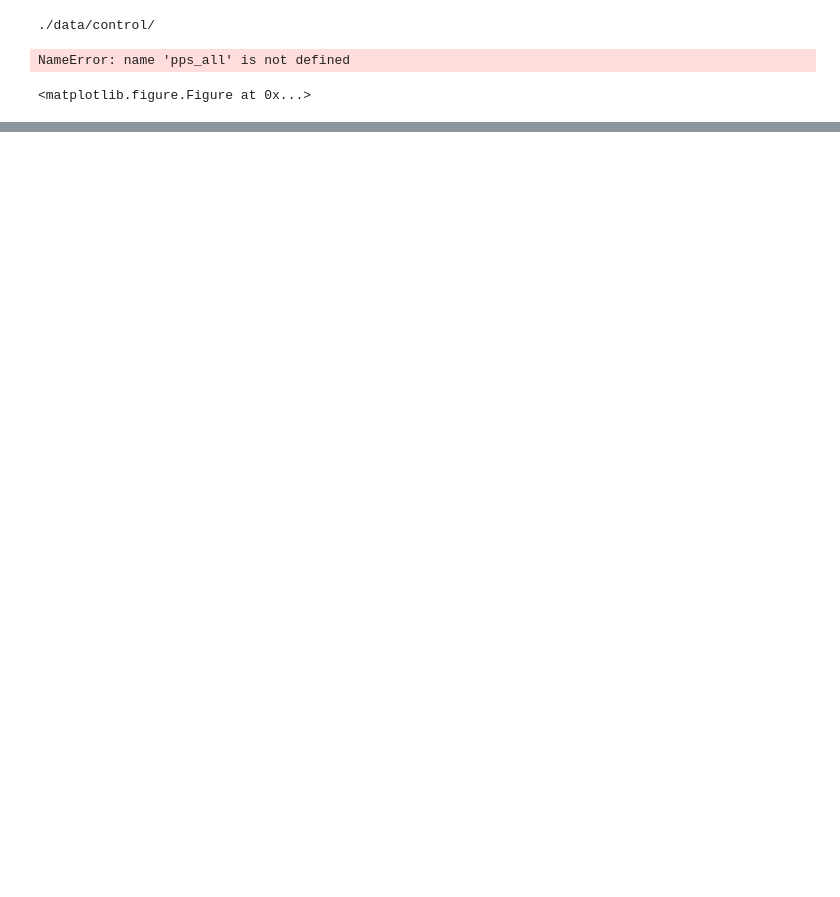
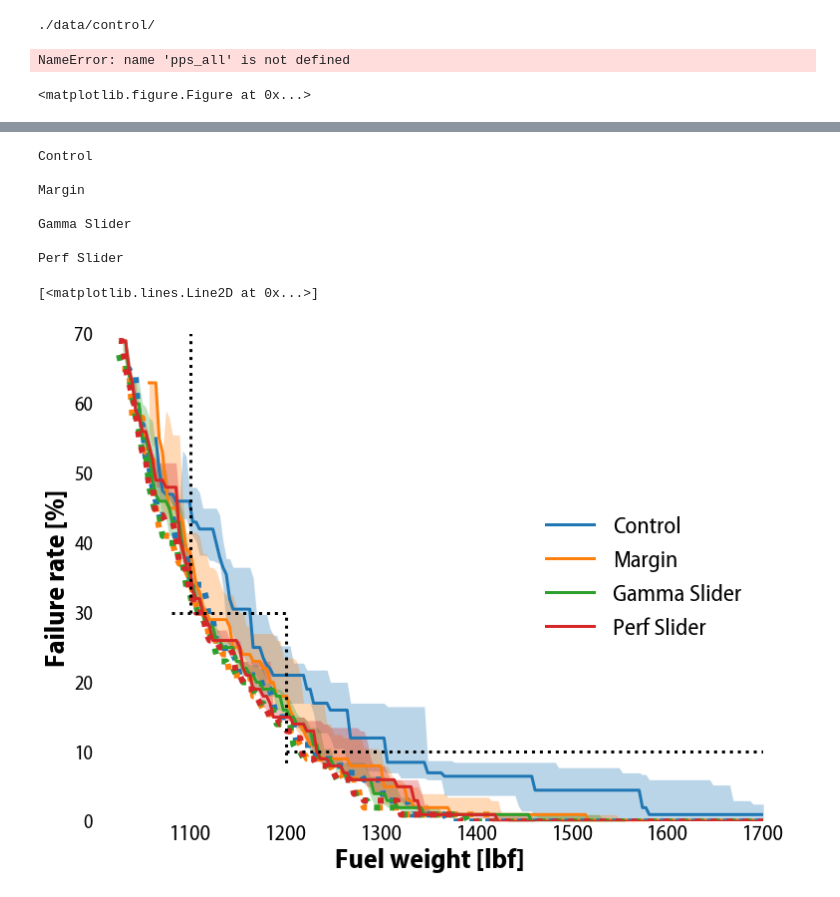
Before and after one commit to convexengineering/exprobust, a Jupyter notebook: performance comparison.ipynb, the cells around one changed output, grey strips where cells are left out. Cells and saved outputs as stored; diff of their text form; code cells hidden in the pictures; blank space fills up the shorter version.

```diff
--- a/performance comparison.ipynb
+++ b/performance comparison.ipynb
@@ -114,0 +185,60 @@ NameError: name 'pps_all' is not defined
+# %%
+from scipy.interpolate import interp1d
+from collections import defaultdict
+percents = defaultdict(list)
+
+prop_cycle = plt.rcParams['axes.prop_cycle']
+colors = prop_cycle.by_key()['color']
+k = 1
+fig, ax = subplots(figsize=(12,9), facecolor="white")
+lines = []
+xmin, xmax = 1000, 1700
+x = linspace(xmin, xmax, 200)
+interped = defaultdict(lambda: defaultdict(list))
+for k, (condition, folder) in enumerate(zip(conditions, folder_names)):
+    print condition
+    pointids, idpoints, pointnum, skipped = corrected_points(folder)
+    bestsbyfail = zeros((len(idpoints), len(x)))
+    bestsbyfail.fill(inf)
+    for j, (idn, points) in enumerate(idpoints.items()):
+        pps = sorted(pareto({point: idn for point in points}).keys(), reverse=True)
+        perfs, fails = zip(*pps)
+        perf_fails = interp1d(perfs, fails, kind="zero", bounds_error=False, fill_value=(inf, min(fails)))
+        bestsbyfail[j] = perf_fails(x)
+#         print perf_fails(to)
+#     print bestsbyfail
+    y = nanmedian(bestsbyfail, axis=0)
+    top = nanpercentile(bestsbyfail, 75, axis=0, interpolation="linear")
+    top[top == inf] = y[top == inf]
+    bot = nanpercentile(bestsbyfail, 25, axis=0, interpolation="linear")
+    ax.fill_between(x, bot, top, lw=0, color=colors[k], alpha=0.3)#, label=condition)
+    line = ax.plot(x, y, "-", color=colors[k], label=condition, linewidth=3)
+    lines.append(line)
+    ax.plot(x, nanmin(bestsbyfail, axis=0), ":", color=colors[k], linewidth=6)
+    # fraction = 8/9.0
+    # ax.plot([to[fraction*len(to)]], [y[fraction*len(to)]], shapes[problem], alpha=0.5,
+    #     color=colors[tool], markeredgewidth=0.0)
+    # ax.set_xlabel("Time since start [minutes]")
+    ax.set_ylim([0, 70])
+    # ax.set_ylabel("Cost (lower is better)")
+    ax.set_xlim([xmin+1, xmax])
+    # savefig(f2, "progress_%s_%s_%s" % (manner, problem, tool))
+    print
+legend(loc="center right")
+plt.box(on=None)
+# title("Pareto frontier distribution (dashed line: best, solid: median, filled area: 25th to 75th percentile)")
+ylabel("Failure rate [%]", fontweight='bold')
+xlabel("Fuel weight [lbf]", fontweight='bold')
+plot([1200, 2000], [10, 10], "k:", linewidth=3)
+plot([1100, 1100], [30, 100], "k:", linewidth=3)
+plot([1080, 1200, 1200], [30, 30, 8], "k:", linewidth=3)
+# %% [output]
+Control
+
+Margin
+
+Gamma Slider
+
+Perf Slider
+[<matplotlib.lines.Line2D at 0x...>]
+[figure, added]
```
Also changed, not shown: parts of 13 cells of this notebook.
